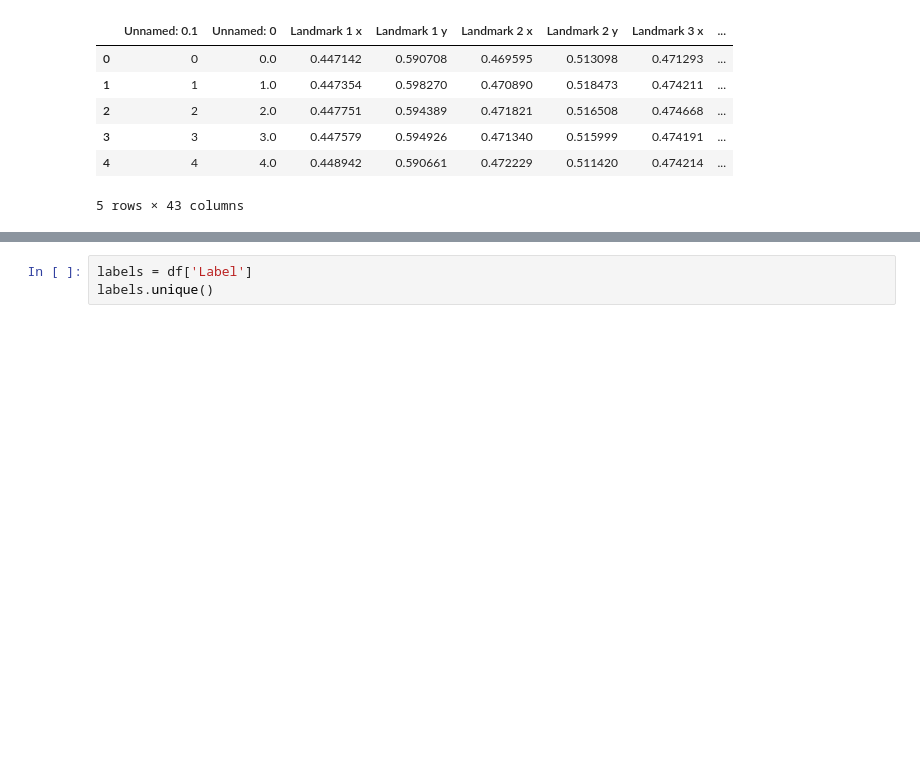
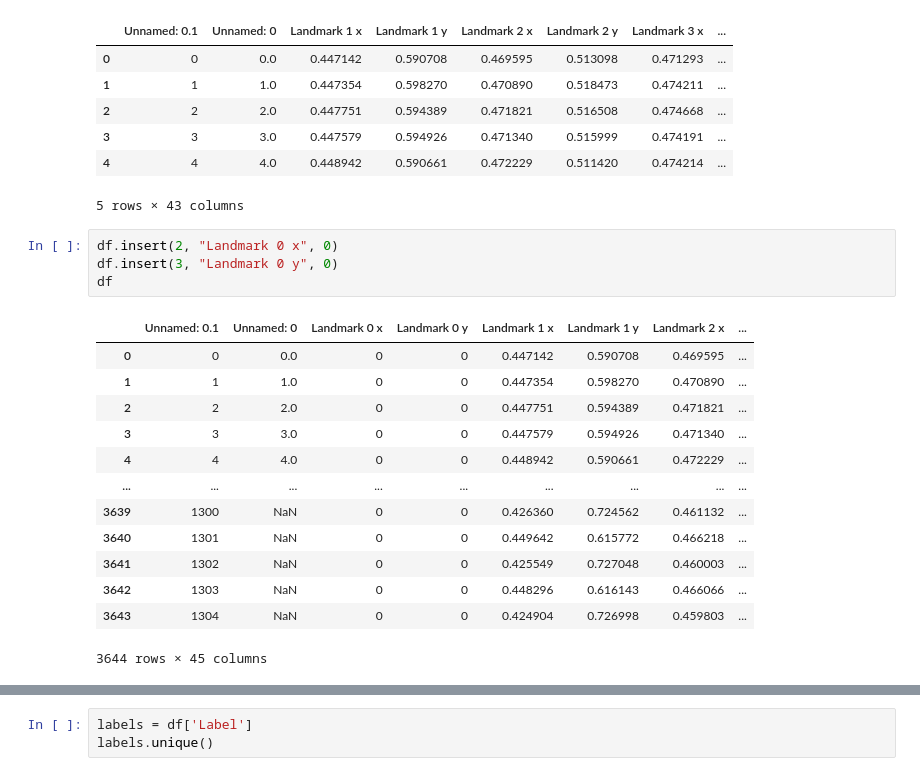
Before and after one commit to Icential/shuwa, a Jupyter notebook: gnn_train.ipynb, the cells around one changed output, grey strips where cells are left out. Drawn from its saved outputs; the diff is of its cells as text; blank space fills up the shorter version.

```diff
--- a/gnn_train.ipynb
+++ b/gnn_train.ipynb
@@ -29,6 +29,24 @@ df.head()
 | 3 | 3 | 3.0 | 0.447579 | 0.594926 | 0.471340 | 0.515999 | 0.474191 | ... |
 | 4 | 4 | 4.0 | 0.448942 | 0.590661 | 0.472229 | 0.511420 | 0.474214 | ... |
 5 rows × 43 columns
+# %%
+df.insert(2, "Landmark 0 x", 0)
+df.insert(3, "Landmark 0 y", 0)
+df
+# %% [output]
+|  | Unnamed: 0.1 | Unnamed: 0 | Landmark 0 x | Landmark 0 y | Landmark 1 x | Landmark 1 y | Landmark 2 x | ... |
+| 0 | 0 | 0.0 | 0 | 0 | 0.447142 | 0.590708 | 0.469595 | ... |
+| 1 | 1 | 1.0 | 0 | 0 | 0.447354 | 0.598270 | 0.470890 | ... |
+| 2 | 2 | 2.0 | 0 | 0 | 0.447751 | 0.594389 | 0.471821 | ... |
+| 3 | 3 | 3.0 | 0 | 0 | 0.447579 | 0.594926 | 0.471340 | ... |
+| 4 | 4 | 4.0 | 0 | 0 | 0.448942 | 0.590661 | 0.472229 | ... |
+| ... | ... | ... | ... | ... | ... | ... | ... | ... |
+| 3639 | 1300 | NaN | 0 | 0 | 0.426360 | 0.724562 | 0.461132 | ... |
+| 3640 | 1301 | NaN | 0 | 0 | 0.449642 | 0.615772 | 0.466218 | ... |
+| 3641 | 1302 | NaN | 0 | 0 | 0.425549 | 0.727048 | 0.460003 | ... |
+| 3642 | 1303 | NaN | 0 | 0 | 0.448296 | 0.616143 | 0.466066 | ... |
+| 3643 | 1304 | NaN | 0 | 0 | 0.424904 | 0.726998 | 0.459803 | ... |
+3644 rows × 45 columns
 # %%
 df = df.sample(frac=1, random_state=42)
 df.head()
```
Also changed, not shown: parts of 10 cells of this notebook, 4 other files.
